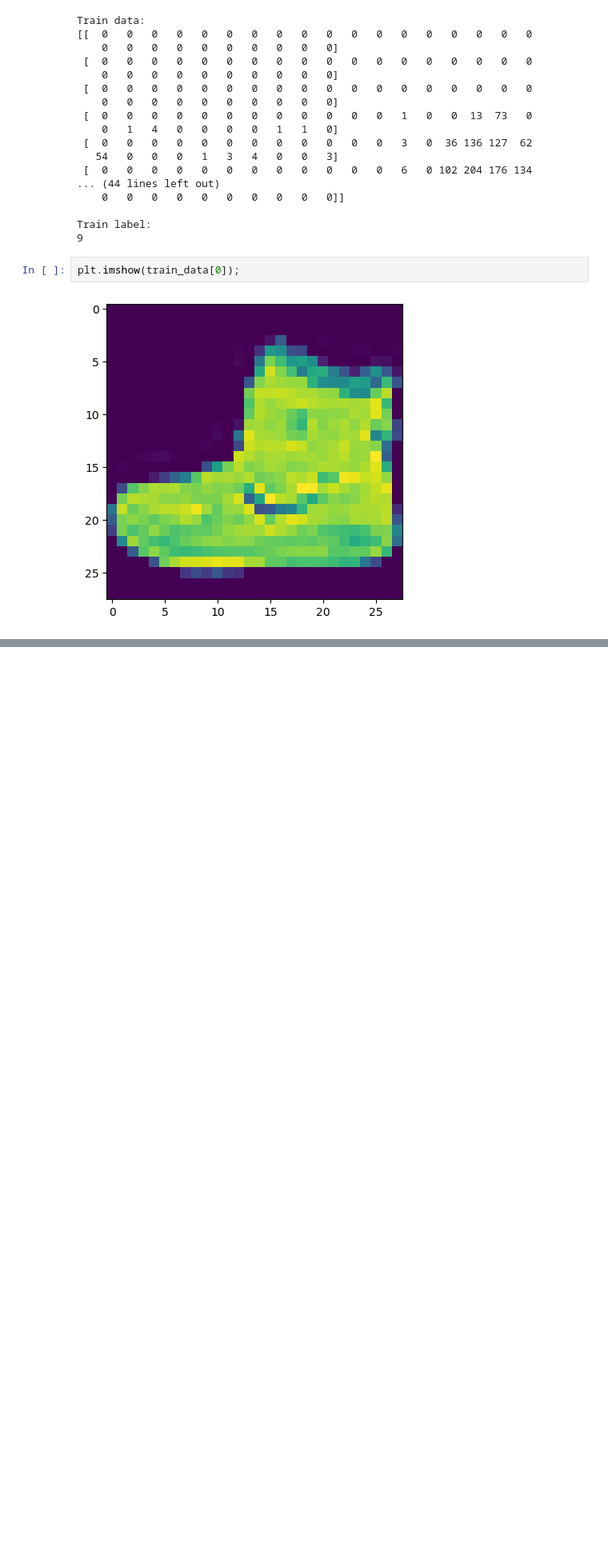
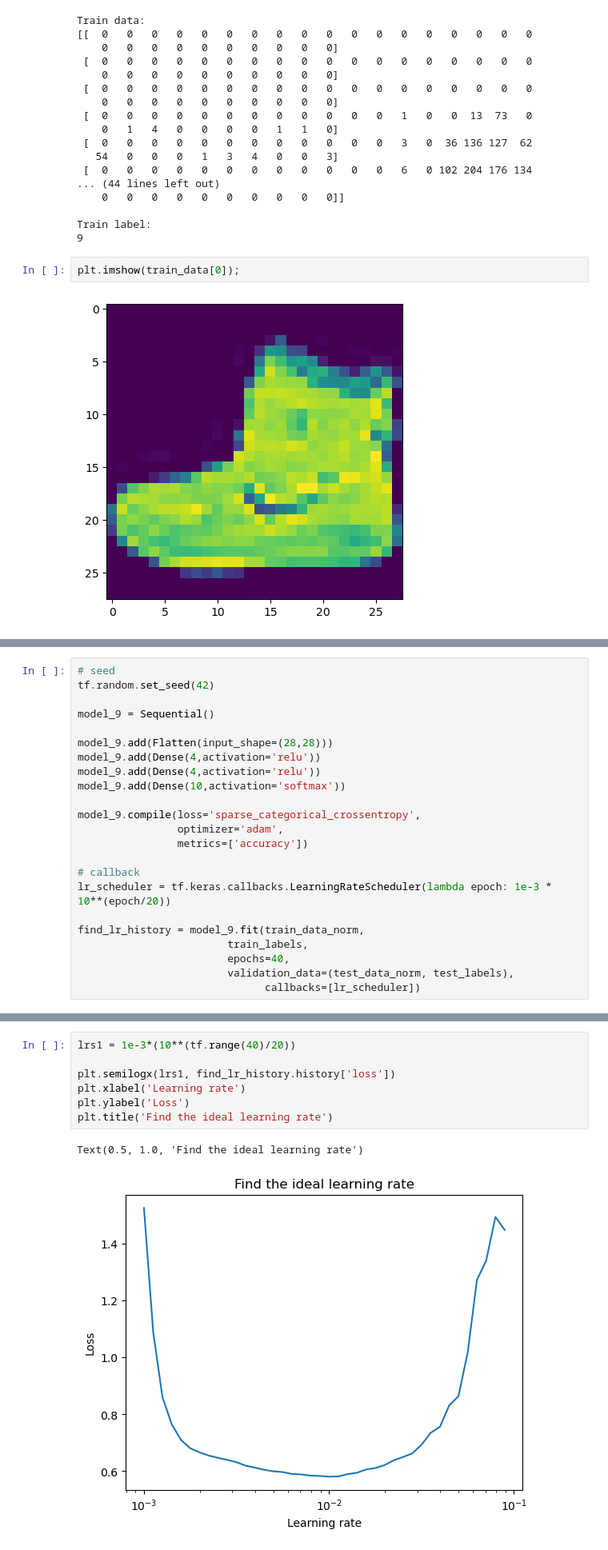
Before and after one commit to bmmukhridin/TensorFlow-Course, a Jupyter notebook: tf-classification.ipynb, the cells around one changed output, grey strips where cells are left out. Shown at 80% size. Drawn from its saved outputs; the diff is of its cells as text; blank space fills up the shorter version.

```diff
--- a/tf-classification.ipynb
+++ b/tf-classification.ipynb
@@ -514,0 +664,23 @@ plt.imshow(train_data[0]);
+# %%
+# seed
+tf.random.set_seed(42)
+
+model_9 = Sequential()
+
+model_9.add(Flatten(input_shape=(28,28)))
+model_9.add(Dense(4,activation='relu'))
+model_9.add(Dense(4,activation='relu'))
+model_9.add(Dense(10,activation='softmax'))
+
+model_9.compile(loss='sparse_categorical_crossentropy',
+                optimizer='adam',
+                metrics=['accuracy'])
+
+# callback
+lr_scheduler = tf.keras.callbacks.LearningRateScheduler(lambda epoch: 1e-3 * 10**(epoch/20))
+
+find_lr_history = model_9.fit(train_data_norm,
+                        train_labels,
+                        epochs=40,
+                        validation_data=(test_data_norm, test_labels),
+                              callbacks=[lr_scheduler])
@@ -514,0 +705,10 @@ plt.imshow(train_data[0]);
+# %%
+lrs1 = 1e-3*(10**(tf.range(40)/20))
+
+plt.semilogx(lrs1, find_lr_history.history['loss'])
+plt.xlabel('Learning rate')
+plt.ylabel('Loss')
+plt.title('Find the ideal learning rate')
+# %% [output]
+Text(0.5, 1.0, 'Find the ideal learning rate')
+[figure, added]
```
Also changed, not shown: parts of 35 cells of this notebook.
